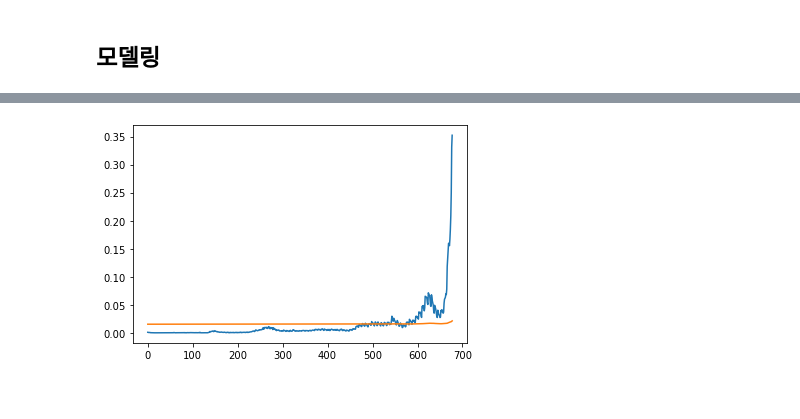
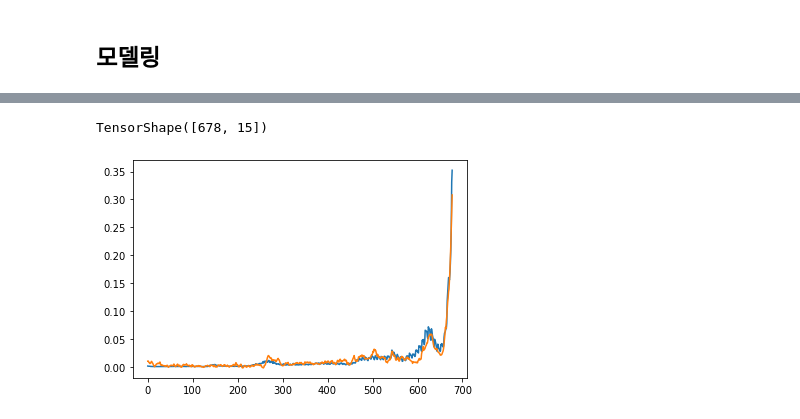
Before and after one commit to Kim-inhwan/forecast-covid, a Jupyter notebook: notebooks/modeling.ipynb, the cells around one changed output, grey strips where cells are left out. Saved outputs shown, nothing was run; the diff lists cells and outputs as text; code cells hidden in the pictures.

Commit message:
Feat: use trends data in modeling

```diff
--- a/notebooks/modeling.ipynb
+++ b/notebooks/modeling.ipynb
@@ -216,0 +203,3 @@ preds = torch.cat(preds).detach().numpy()
+# %%
+train_x, test_x, train_y, test_y = train_test_split(x_window, y_window, test_size=0.2, shuffle=False)
+train_x.shape, train_y.shape, test_x.shape, test_y.shape
@@ -216,0 +208,12 @@ preds = torch.cat(preds).detach().numpy()
+# %%
+tf.keras.backend.clear_session()
+
+model = tf.keras.models.Sequential([
+    tf.keras.layers.LSTM(256),
+    tf.keras.layers.Dense(OUTPUT_LEN)
+])
+
+model.compile(loss='mse', optimizer='adam')
+# %%
+model.fit(train_x, train_y,
+          epochs=100, batch_size=32)
@@ -217,6 +243,11 @@ preds = torch.cat(preds).detach().numpy()
+# %%
+preds = model(train_x)
+preds.shape
+# %% [output]
+TensorShape([678, 15])
 # %%
-plt.plot(truths[:, 0])
+plt.plot(train_y[:, 0])
 plt.plot(preds[:, 0])
 plt.show()
 # %% [output]
-[figure, old version]
+[figure, new version]
```
Also changed, not shown: parts of 25 cells of this notebook, 1 other file.
